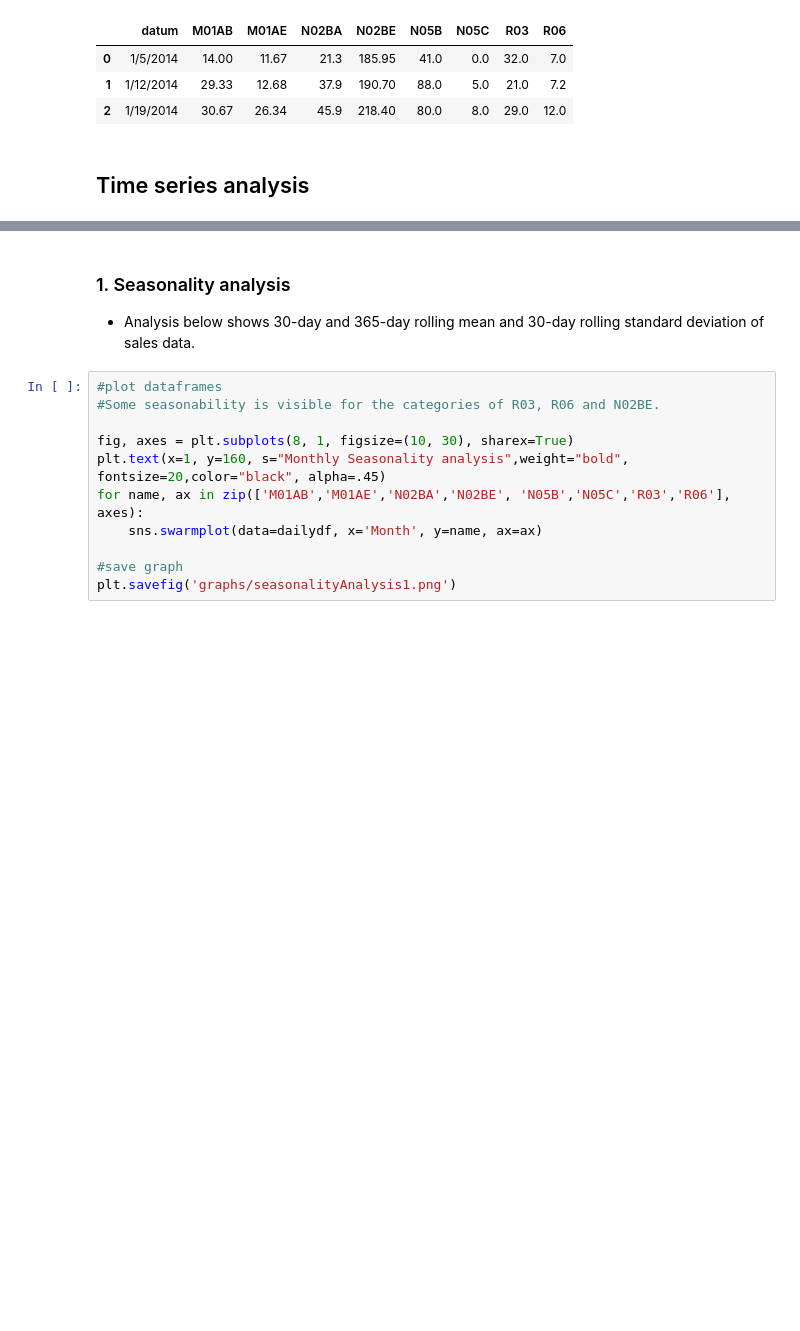
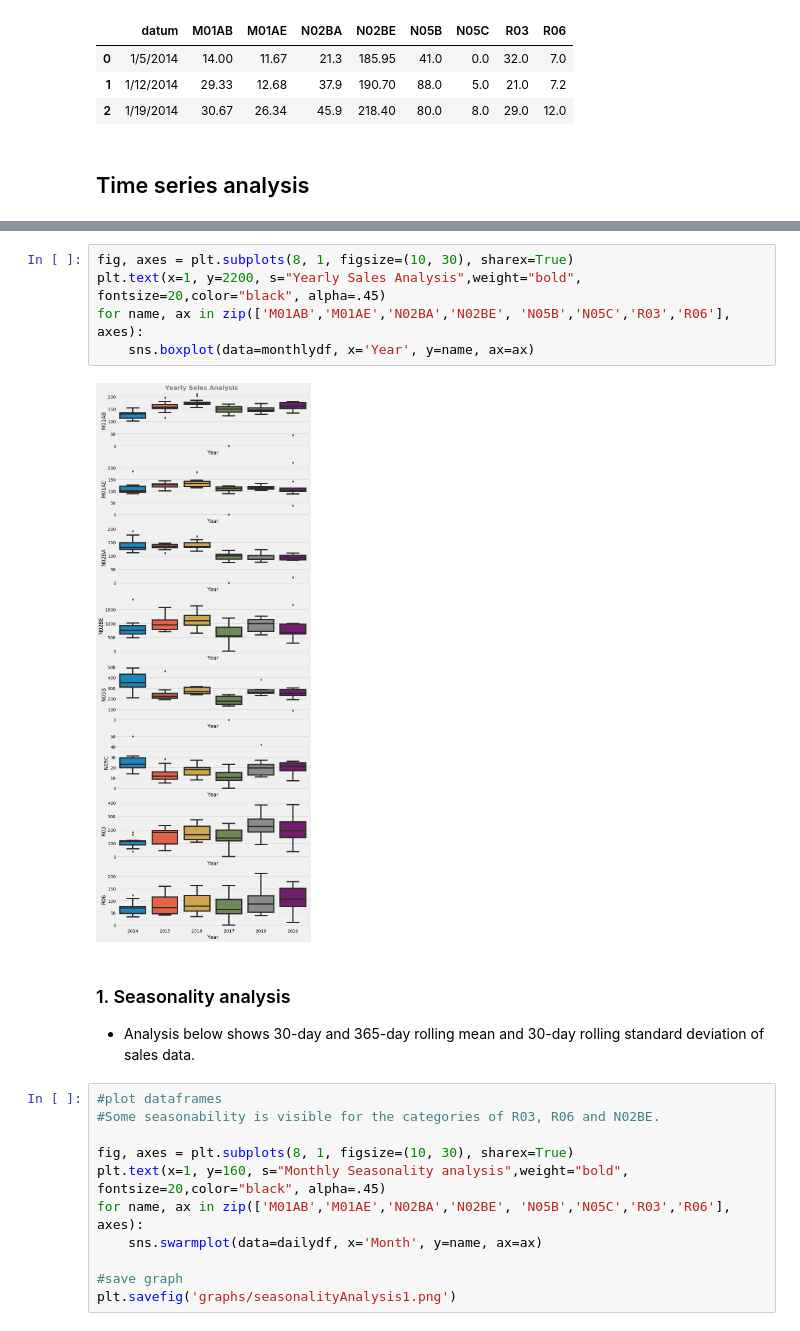
Before and after one commit to jhenvi/Pharma-sales-data, a Jupyter notebook: sales analysis.ipynb, the cells around one changed output, grey strips where cells are left out. Drawn from its saved outputs; the diff is of its cells as text; blank space fills up the shorter version.

```diff
--- a/sales analysis.ipynb
+++ b/sales analysis.ipynb
@@ -87,3 +115,10 @@ weeklydf.head(3)
+# %%
+fig, axes = plt.subplots(8, 1, figsize=(10, 30), sharex=True)
+plt.text(x=1, y=2200, s="Yearly Sales Analysis",weight="bold", fontsize=20,color="black", alpha=.45)
+for name, ax in zip(['M01AB','M01AE','N02BA','N02BE', 'N05B','N05C','R03','R06'], axes):
+    sns.boxplot(data=monthlydf, x='Year', y=name, ax=ax)
+# %% [output]
+[figure, added]
 # %% [markdown]
 ### 1. Seasonality analysis
 - Analysis below shows 30-day and 365-day rolling mean and 30-day rolling standard deviation of sales data.
```
Also changed, not shown: parts of 33 cells of this notebook, 3 other files.
